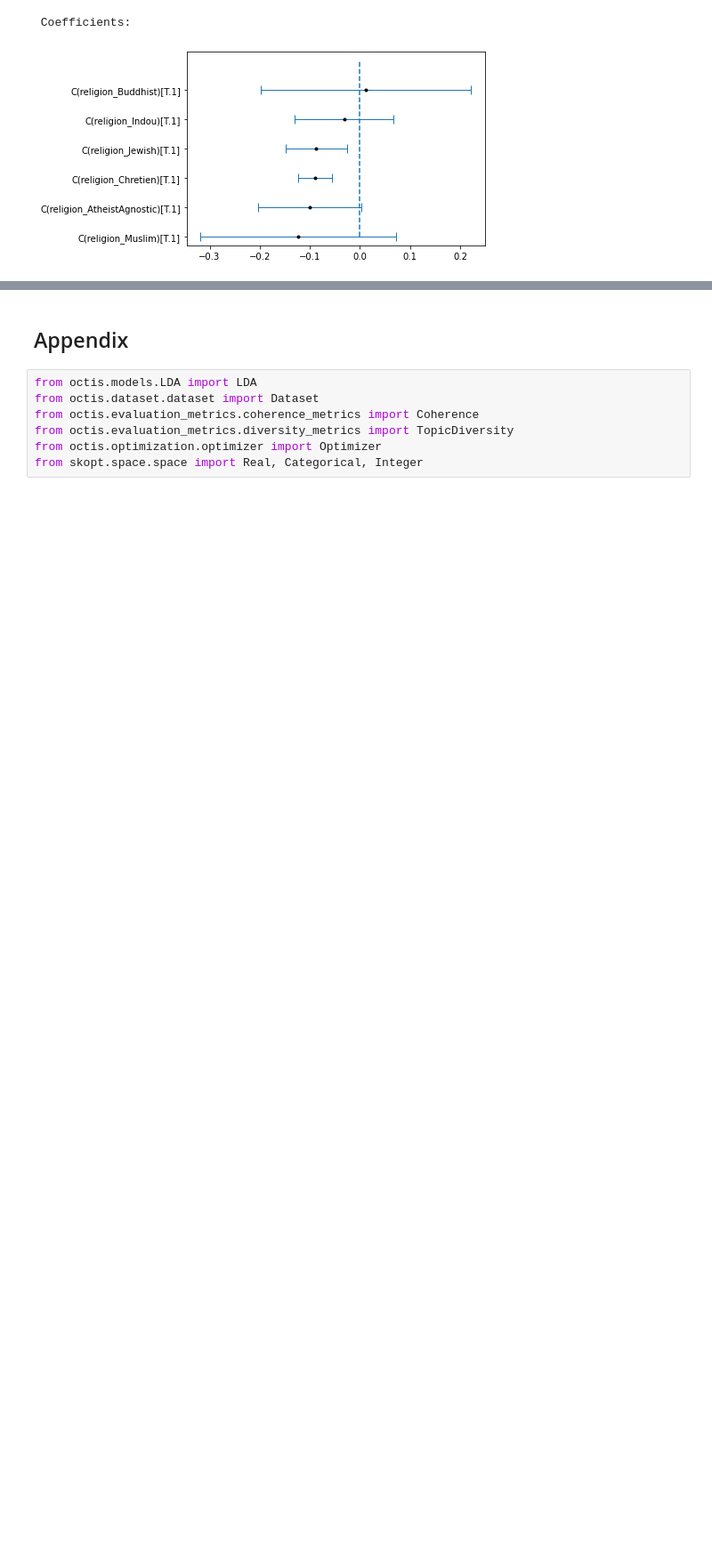
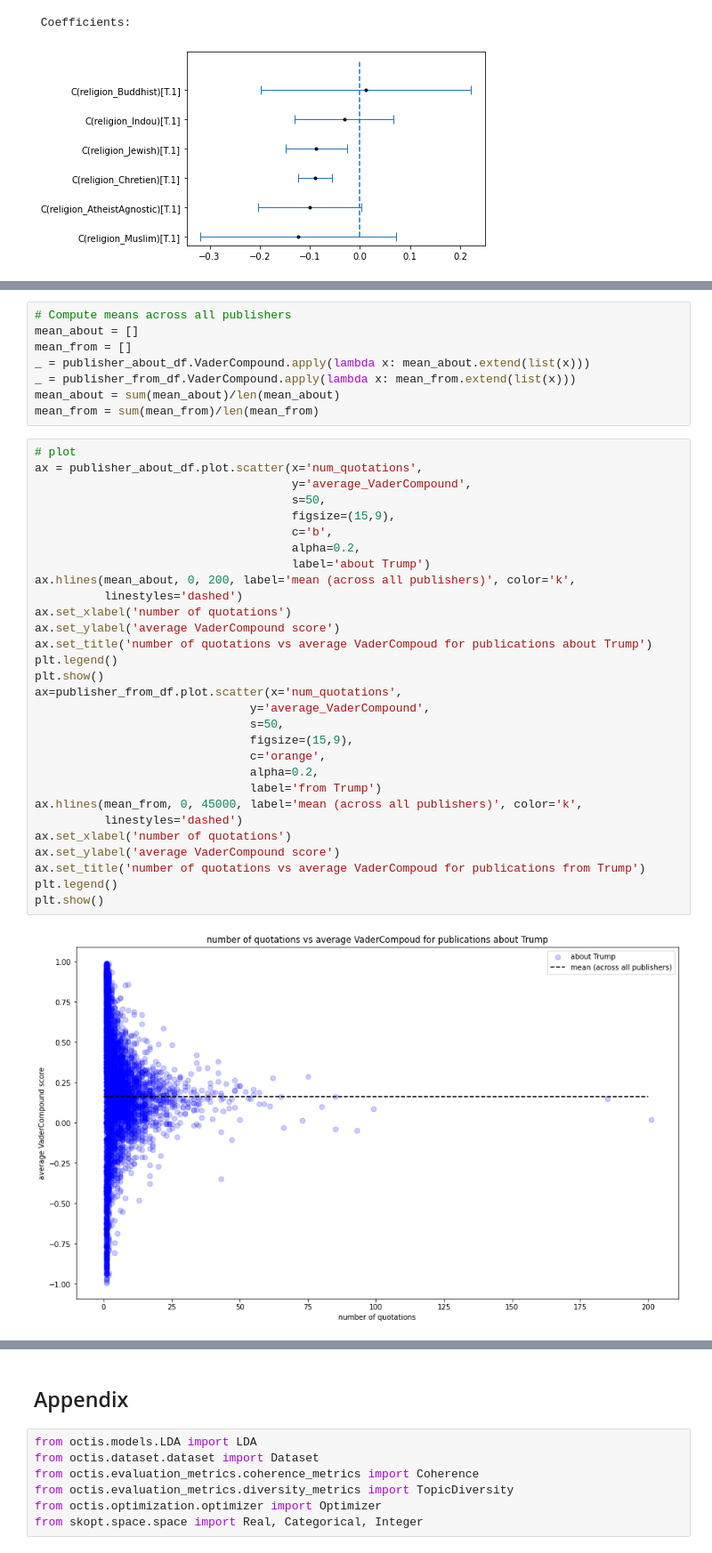
Before and after one commit to epfl-ada/ada-2021-project-data-wrestlers, a Jupyter notebook: notebook_milestone3.ipynb, the cells around one changed output, grey strips where cells are left out. Shown at 89% size. Drawn from its saved outputs; the diff is of its cells as text; blank space fills up the shorter version.

```diff
--- a/notebook_milestone3.ipynb
+++ b/notebook_milestone3.ipynb
@@ -2577,0 +2834,40 @@ Df Model:                           6
+# %%
+# Compute means across all publishers
+mean_about = []
+mean_from = []
+_ = publisher_about_df.VaderCompound.apply(lambda x: mean_about.extend(list(x)))
+_ = publisher_from_df.VaderCompound.apply(lambda x: mean_from.extend(list(x)))
+mean_about = sum(mean_about)/len(mean_about)
+mean_from = sum(mean_from)/len(mean_from)
+# %%
+# plot
+ax = publisher_about_df.plot.scatter(x='num_quotations',
+                                     y='average_VaderCompound',
+                                     s=50,
+                                     figsize=(15,9),
+                                     c='b',
+                                     alpha=0.2,
+                                     label='about Trump')
+ax.hlines(mean_about, 0, 200, label='mean (across all publishers)', color='k',
+          linestyles='dashed')
+ax.set_xlabel('number of quotations')
+ax.set_ylabel('average VaderCompound score')
+ax.set_title('number of quotations vs average VaderCompoud for publications about Trump')
+plt.legend()
+plt.show()
+ax=publisher_from_df.plot.scatter(x='num_quotations',
+                               y='average_VaderCompound',
+                               s=50,
+                               figsize=(15,9),
+                               c='orange',
+                               alpha=0.2,
+                               label='from Trump')
+ax.hlines(mean_from, 0, 45000, label='mean (across all publishers)', color='k',
+          linestyles='dashed')
+ax.set_xlabel('number of quotations')
+ax.set_ylabel('average VaderCompound score')
+ax.set_title('number of quotations vs average VaderCompoud for publications from Trump')
+plt.legend()
+plt.show()
+# %% [output]
+[figure, added]
```
Also changed, not shown: parts of 49 cells of this notebook.
